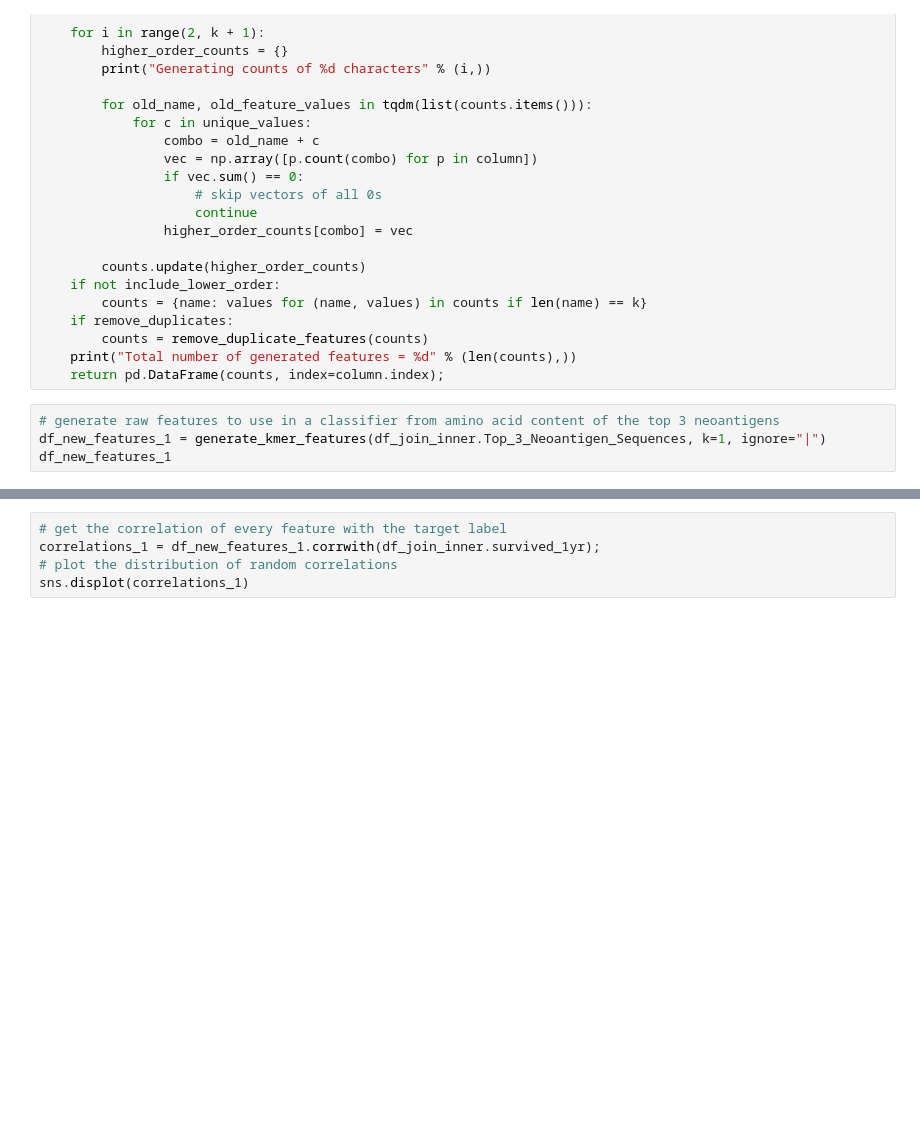
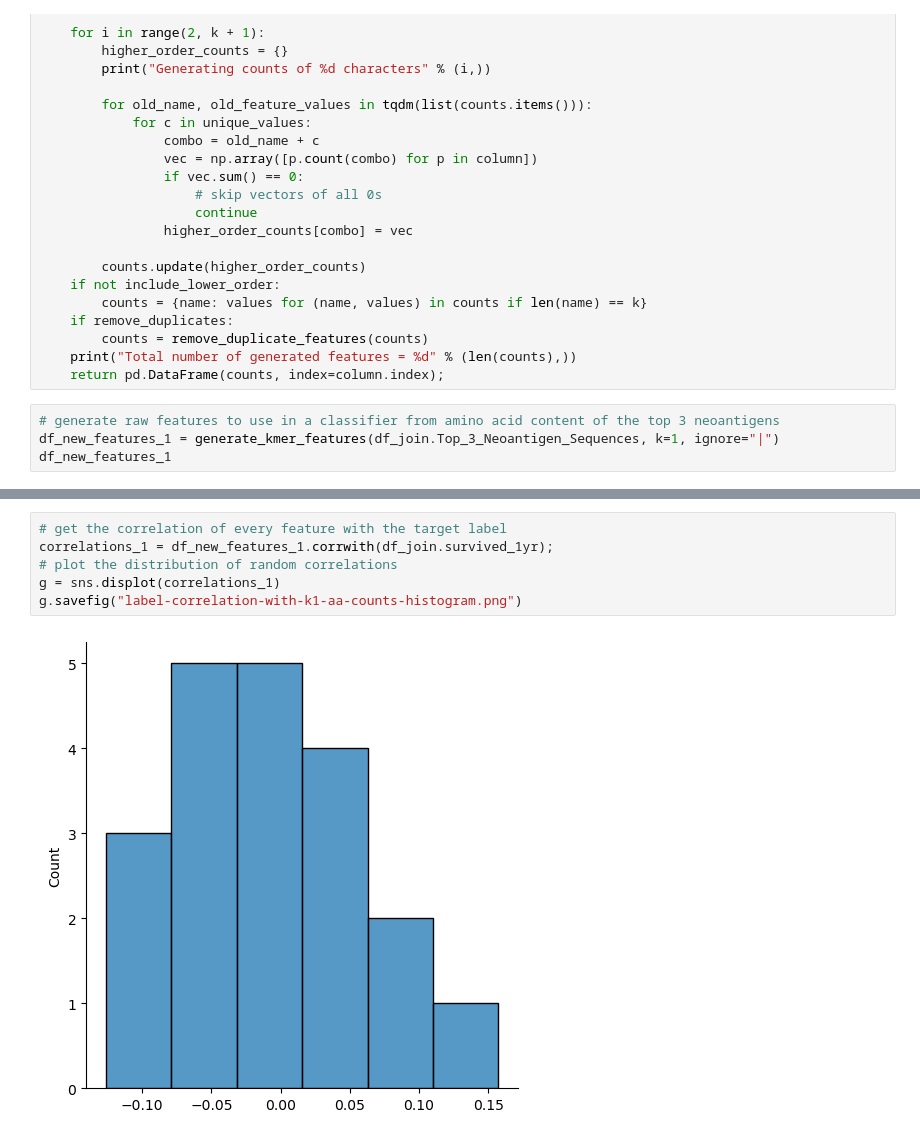
Before and after one commit to iskandr/bcb731, a Jupyter notebook: notebooks/3 - p-values vs accuracy.ipynb, the cells around one changed output, grey strips where cells are left out. Saved outputs shown, nothing was run; the diff lists cells and outputs as text; blank space fills up the shorter version.

```diff
--- a/notebooks/3 - p-values vs accuracy.ipynb
+++ b/notebooks/3 - p-values vs accuracy.ipynb
@@ -267,6 +267,6 @@ def generate_kmer_features(column, k=1, ignore=set(), include_lower_order=True,
     return pd.DataFrame(counts, index=column.index);
 # %%
 # generate raw features to use in a classifier from amino acid content of the top 3 neoantigens
-df_new_features_1 = generate_kmer_features(df_join_inner.Top_3_Neoantigen_Sequences, k=1, ignore="|")
+df_new_features_1 = generate_kmer_features(df_join.Top_3_Neoantigen_Sequences, k=1, ignore="|")
 df_new_features_1
 # %% [output]
@@ -274,7 +291,10 @@ NameError: name 'df_join_inner' is not defined
 # %%
 # get the correlation of every feature with the target label
-correlations_1 = df_new_features_1.corrwith(df_join_inner.survived_1yr);
+correlations_1 = df_new_features_1.corrwith(df_join.survived_1yr);
 # plot the distribution of random correlations
-sns.displot(correlations_1)
+g = sns.displot(correlations_1)
+g.savefig("label-correlation-with-k1-aa-counts-histogram.png")
+# %% [output]
+[figure, added]
 # %%
 # generate raw features to use in a classifier from the PATIENT/SAMPLE IDs (!!)
```
Also changed, not shown: parts of 56 cells of this notebook.
